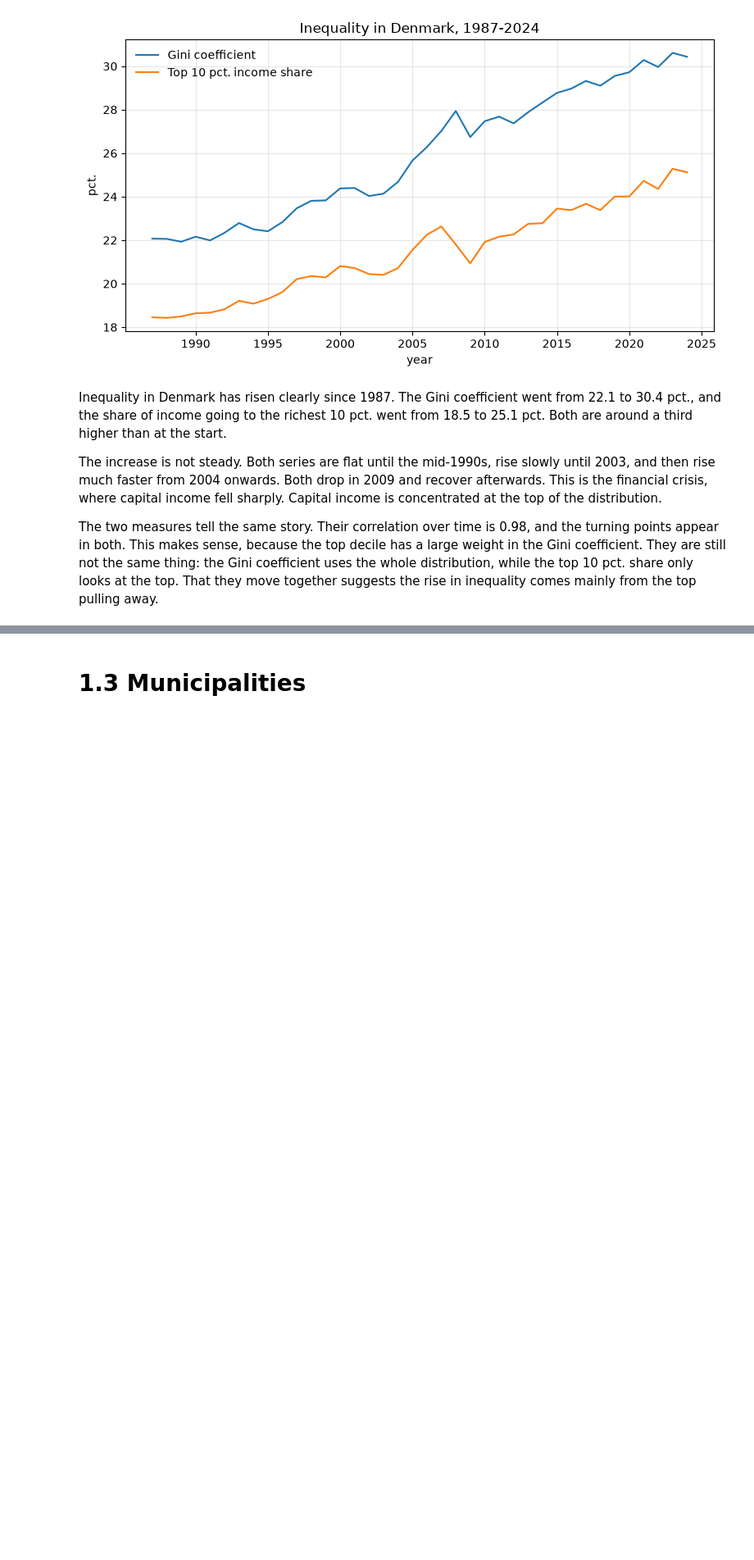
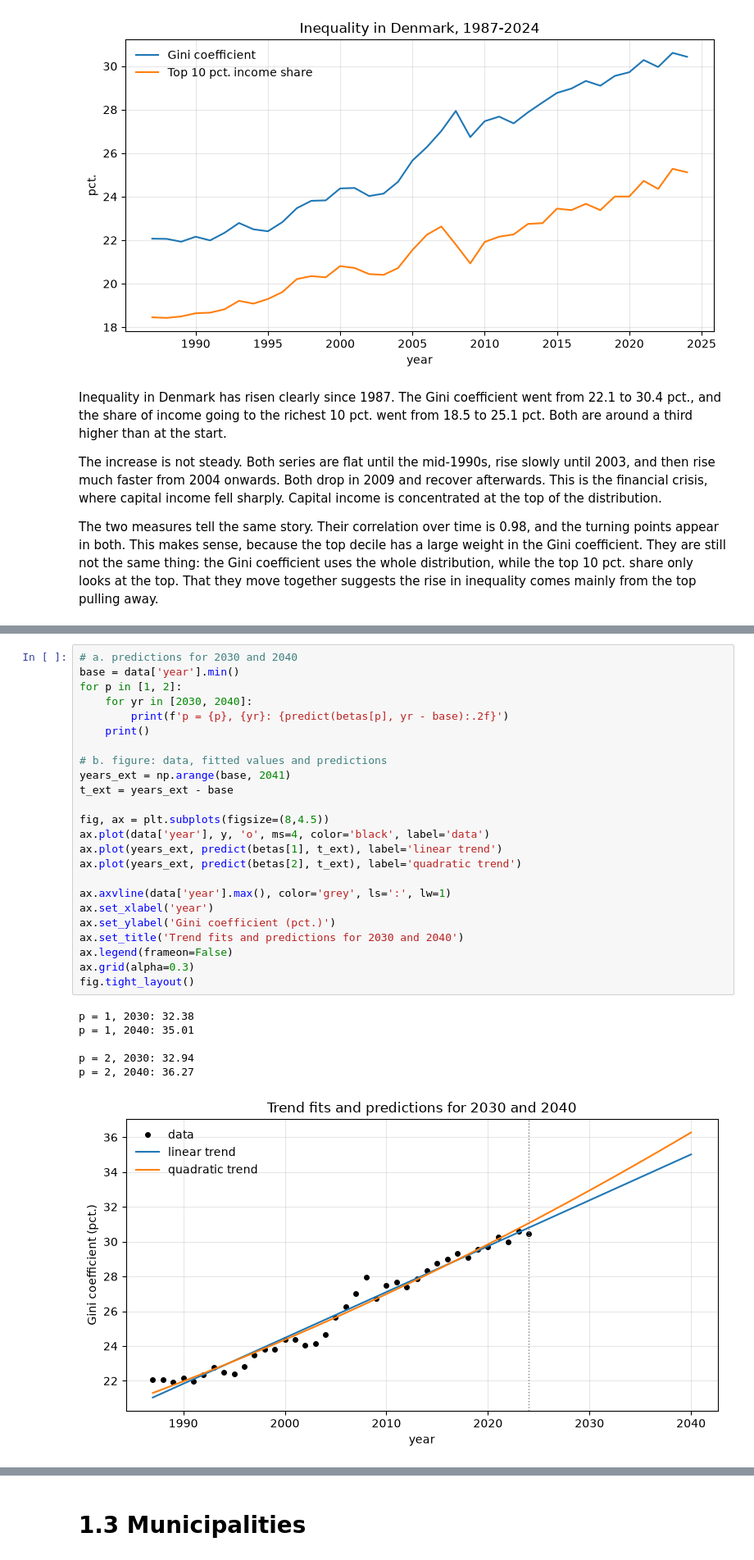
Before and after one commit to NumEconCopenhagen/projects-2025-jvb, a Jupyter notebook: 01_dataproject/DataProject26.ipynb, the cells around one changed output, grey strips where cells are left out. Shown at 82% size. Drawn from its saved outputs; the diff is of its cells as text; blank space fills up the shorter version.

Commit message:
1.2 Prediction

```diff
--- a/01_dataproject/DataProject26.ipynb
+++ b/01_dataproject/DataProject26.ipynb
@@ -129,0 +163,31 @@ The two measures tell the same story. Their correlation over time is 0.98, and t
+# %%
+# a. predictions for 2030 and 2040
+base = data['year'].min()
+for p in [1, 2]:
+    for yr in [2030, 2040]:
+        print(f'p = {p}, {yr}: {predict(betas[p], yr - base):.2f}')
+    print()
+
+# b. figure: data, fitted values and predictions
+years_ext = np.arange(base, 2041)
+t_ext = years_ext - base
+
+fig, ax = plt.subplots(figsize=(8,4.5))
+ax.plot(data['year'], y, 'o', ms=4, color='black', label='data')
+ax.plot(years_ext, predict(betas[1], t_ext), label='linear trend')
+ax.plot(years_ext, predict(betas[2], t_ext), label='quadratic trend')
+
+ax.axvline(data['year'].max(), color='grey', ls=':', lw=1)
+ax.set_xlabel('year')
+ax.set_ylabel('Gini coefficient (pct.)')
+ax.set_title('Trend fits and predictions for 2030 and 2040')
+ax.legend(frameon=False)
+ax.grid(alpha=0.3)
+fig.tight_layout()
+# %% [output]
+p = 1, 2030: 32.38
+p = 1, 2040: 35.01
+
+p = 2, 2030: 32.94
+p = 2, 2040: 36.27
+[figure, added]
```
Also changed, not shown: parts of 5 cells of this notebook.
